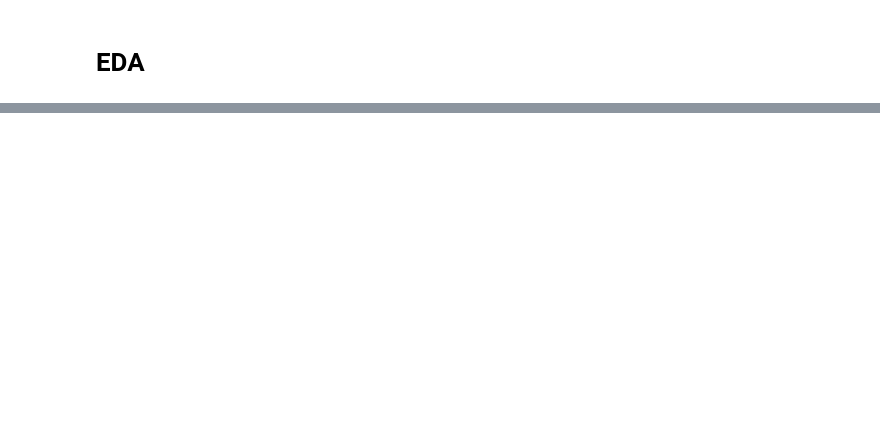
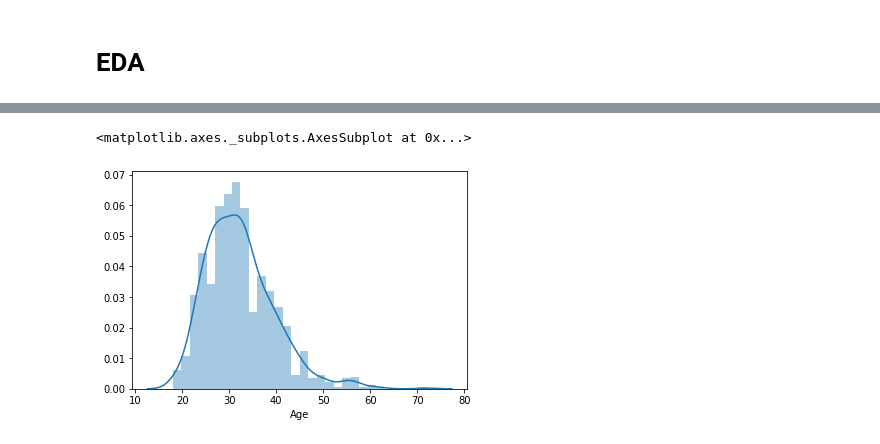
Before and after one commit to ChuckPryor/MentalHealth, a Jupyter notebook: data_prep.ipynb, the cells around one changed output, grey strips where cells are left out. Saved outputs shown, nothing was run; the diff lists cells and outputs as text; code cells hidden in the pictures; blank space fills up the shorter version.

```diff
--- a/data_prep.ipynb
+++ b/data_prep.ipynb
@@ -40,2 +126,0 @@ df.self_employed.dropna(inplace=True)
-# %%
-df.drop(['Timestamp', 'comments', 'state'], axis=1, inplace=True)
@@ -96,0 +149,4 @@ df.self_employed.dropna(axis=0, inplace=True)
+# %%
+for age in df.Age.values:
+    if age <= 17 or age >= 80:
+        df.Age.replace(age, 1, inplace=True)
@@ -96,0 +157,11 @@ df.self_employed.dropna(axis=0, inplace=True)
+# %%
+df['Age'] = df['Age'].replace({1:df.Age.mean()})
+# %%
+df.Age = df.Age.round(2)
+# %%
+y = df.Age
+
+sns.distplot(y)
+# %% [output]
+<matplotlib.axes._subplots.AxesSubplot at 0x...>
+[figure, added]
```
Also changed, not shown: parts of 20 cells of this notebook.
